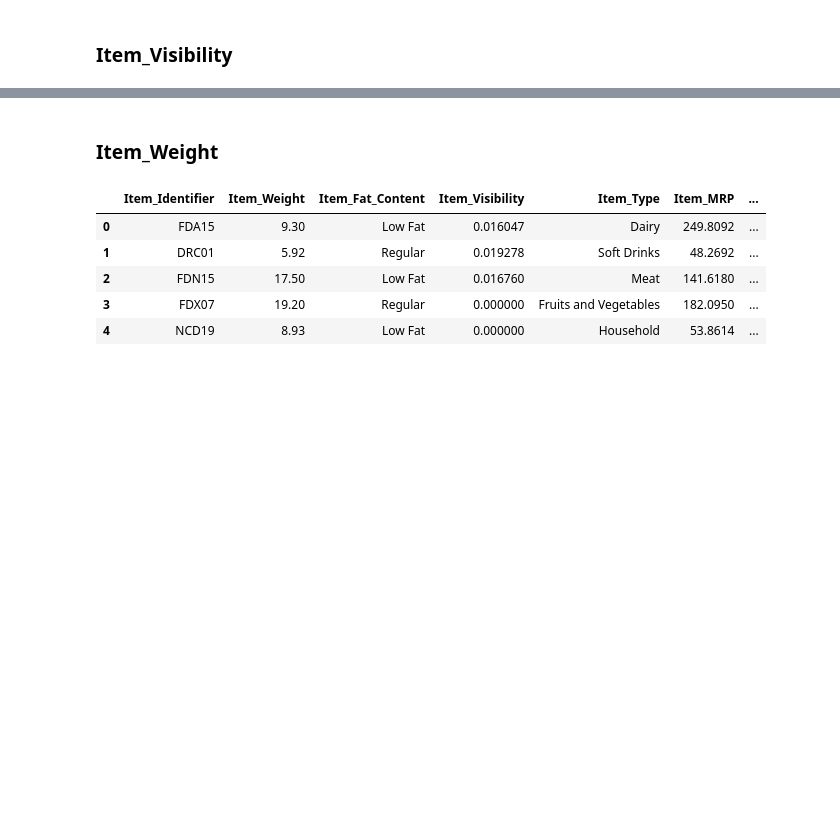
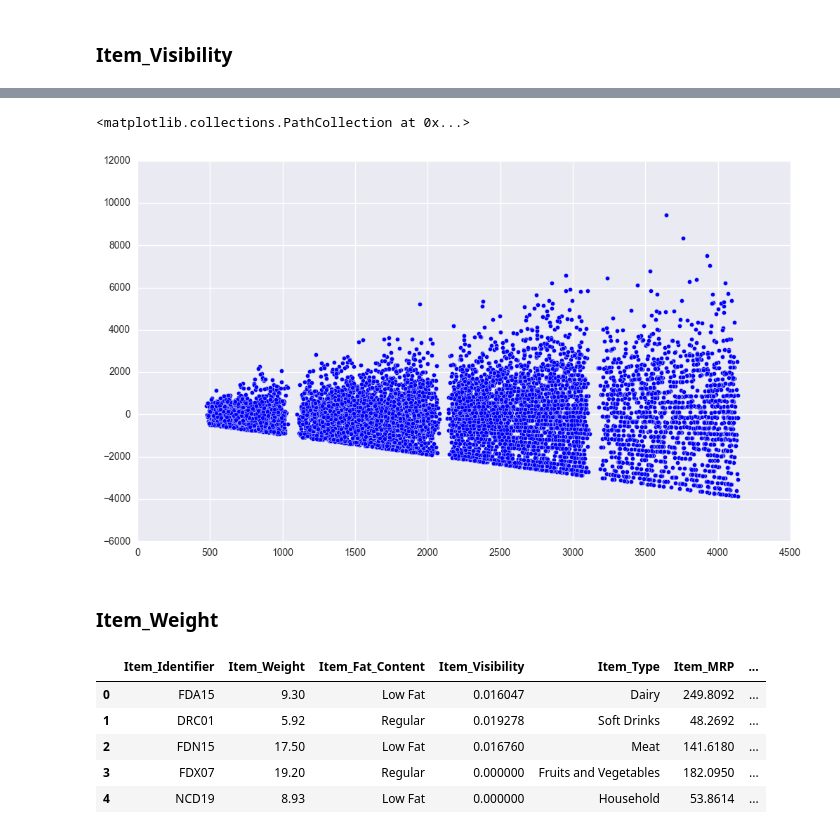
Before and after one commit to Meigarom/Big-Mart-Sales, a Jupyter notebook: BigMart_SalesPrediction.ipynb, the cells around one changed output, grey strips where cells are left out. Saved outputs shown, nothing was run; the diff lists cells and outputs as text; code cells hidden in the pictures; blank space fills up the shorter version.

Commit message:
testing prediction transformations

```diff
--- a/BigMart_SalesPrediction.ipynb
+++ b/BigMart_SalesPrediction.ipynb
@@ -133,0 +148,13 @@ df['Item_Visibility'].hist( bins=26 )
+# %%
+import statsmodels.api as sm
+
+data = df[['Item_Visibility', 'Item_MRP', 'Item_Outlet_Sales']]
+
+X = data[['Item_MRP']]
+X = sm.add_constant( X )
+
+y = data['Item_Outlet_Sales']
+
+# Build the model
+model = sm.OLS( y, X ).fit()
+model.summary()
@@ -133,0 +181,3 @@ df['Item_Visibility'].hist( bins=26 )
+# %%
+# Prediction
+predictions = model.predict( X )
@@ -133,0 +186,4 @@ df['Item_Visibility'].hist( bins=26 )
+# %%
+df = data.copy()
+df['Predictions'] = predictions
+df['Residual'] = df['Item_Outlet_Sales'] - df['Predictions']
@@ -134,3 +199,9 @@ df['Item_Visibility'].hist( bins=26 )
+# %%
+plt.figure( figsize=(12, 7) )
+plt.scatter( df['Predictions'], df['Residual'] )
+# %% [output]
+<matplotlib.collections.PathCollection at 0x...>
+[figure, added]
 # %% [markdown]
 ### Item_Weight
 # %%
```
Also changed, not shown: parts of 10 cells of this notebook.
